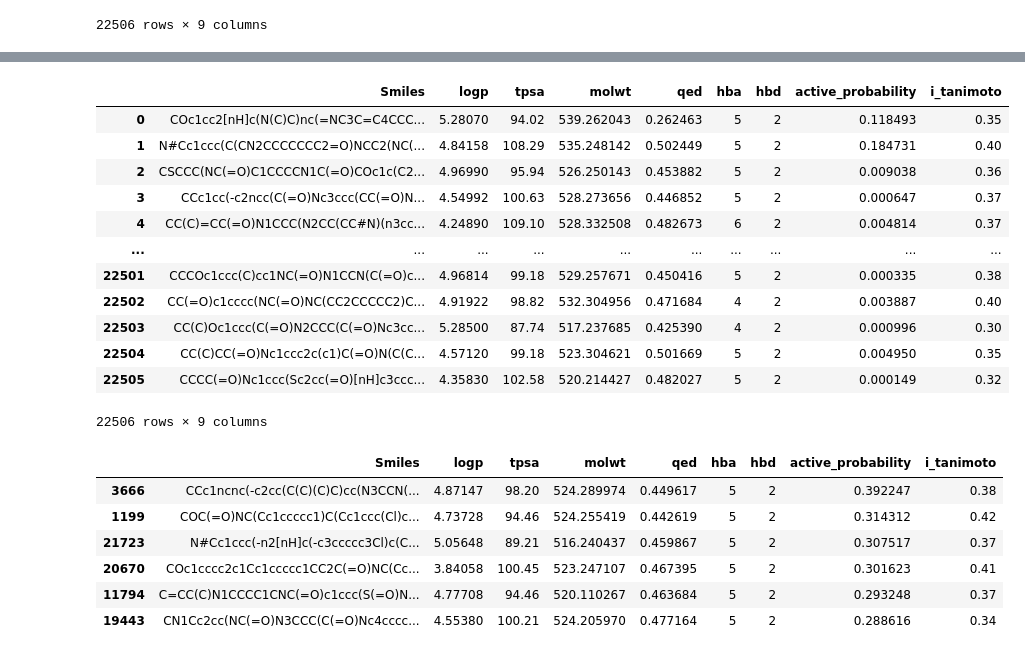
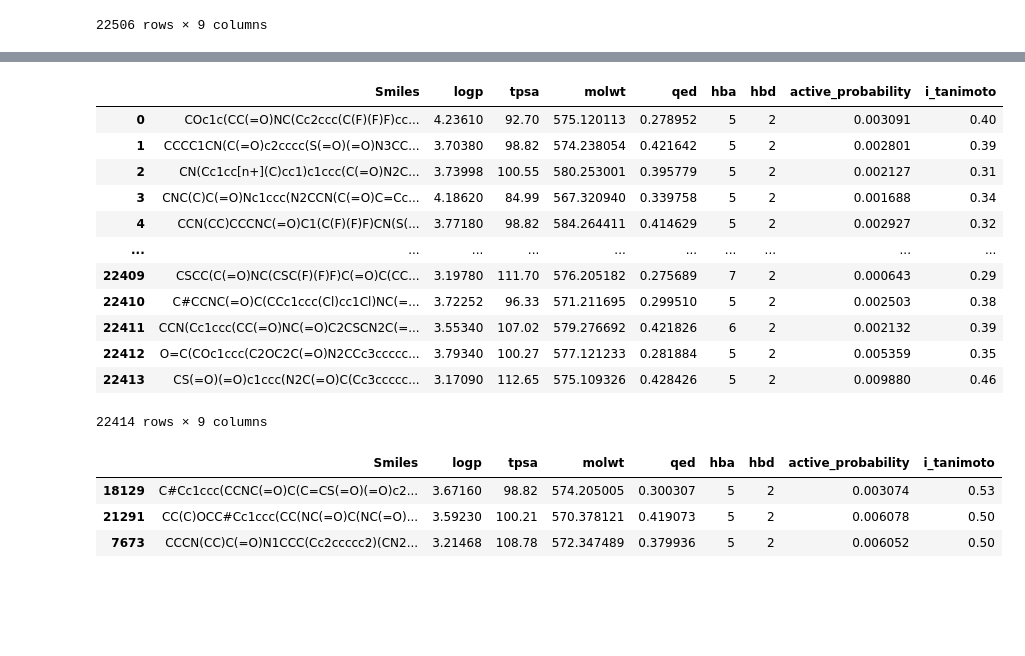
Before and after one commit to alverad-katsuro/chembl_analyser, a Jupyter notebook: cruzipain/re_imprimir_lig.ipynb, the cells around one changed output, grey strips where cells are left out. Cells and saved outputs as stored; diff of their text form; code cells hidden in the pictures; blank space fills up the shorter version.

```diff
--- a/cruzipain/re_imprimir_lig.ipynb
+++ b/cruzipain/re_imprimir_lig.ipynb
@@ -69,31 +71,28 @@ imagem_ligs_odn
 # %%
-novos_ligantes_k777 = pd.read_sql("select * from novos_ligantes",con_odn)
+novos_ligantes_k777 = pd.read_sql("select * from novos_ligantes", con_k777)
 novos_ligantes_k777
 # %% [output]
 |  | Smiles | logp | tpsa | molwt | qed | hba | hbd | active_probability | i_tanimoto |
-| 0 | COc1cc2[nH]c(N(C)C)nc(=NC3C=C4CCC... | 5.28070 | 94.02 | 539.262043 | 0.262463 | 5 | 2 | 0.118493 | 0.35 |
-| 1 | N#Cc1ccc(C(CN2CCCCCCC2=O)NCC2(NC(... | 4.84158 | 108.29 | 535.248142 | 0.502449 | 5 | 2 | 0.184731 | 0.40 |
-| 2 | CSCCC(NC(=O)C1CCCCN1C(=O)COc1c(C2... | 4.96990 | 95.94 | 526.250143 | 0.453882 | 5 | 2 | 0.009038 | 0.36 |
-| 3 | CCc1cc(-c2ncc(C(=O)Nc3ccc(CC(=O)N... | 4.54992 | 100.63 | 528.273656 | 0.446852 | 5 | 2 | 0.000647 | 0.37 |
-| 4 | CC(C)=CC(=O)N1CCC(N2CC(CC#N)(n3cc... | 4.24890 | 109.10 | 528.332508 | 0.482673 | 6 | 2 | 0.004814 | 0.37 |
+| 0 | COc1c(CC(=O)NC(Cc2ccc(C(F)(F)F)cc... | 4.23610 | 92.70 | 575.120113 | 0.278952 | 5 | 2 | 0.003091 | 0.40 |
+| 1 | CCCC1CN(C(=O)c2cccc(S(=O)(=O)N3CC... | 3.70380 | 98.82 | 574.238054 | 0.421642 | 5 | 2 | 0.002801 | 0.39 |
+| 2 | CN(Cc1cc[n+](C)cc1)c1ccc(C(=O)N2C... | 3.73998 | 100.55 | 580.253001 | 0.395779 | 5 | 2 | 0.002127 | 0.31 |
+| 3 | CNC(C)C(=O)Nc1ccc(N2CCN(C(=O)C=Cc... | 4.18620 | 84.99 | 567.320940 | 0.339758 | 5 | 2 | 0.001688 | 0.34 |
+| 4 | CCN(CC)CCCNC(=O)C1(C(F)(F)F)CN(S(... | 3.77180 | 98.82 | 584.264411 | 0.414629 | 5 | 2 | 0.002927 | 0.32 |
 | ... | ... | ... | ... | ... | ... | ... | ... | ... | ... |
-| 22501 | CCCOc1ccc(C)cc1NC(=O)N1CCN(C(=O)c... | 4.96814 | 99.18 | 529.257671 | 0.450416 | 5 | 2 | 0.000335 | 0.38 |
-| 22502 | CC(=O)c1cccc(NC(=O)NC(CC2CCCCC2)C... | 4.91922 | 98.82 | 532.304956 | 0.471684 | 4 | 2 | 0.003887 | 0.40 |
-| 22503 | CC(C)Oc1ccc(C(=O)N2CCC(C(=O)Nc3cc... | 5.28500 | 87.74 | 517.237685 | 0.425390 | 4 | 2 | 0.000996 | 0.30 |
-| 22504 | CC(C)CC(=O)Nc1ccc2c(c1)C(=O)N(C(C... | 4.57120 | 99.18 | 523.304621 | 0.501669 | 5 | 2 | 0.004950 | 0.35 |
-| 22505 | CCCC(=O)Nc1ccc(Sc2cc(=O)[nH]c3ccc... | 4.35830 | 102.58 | 520.214427 | 0.482027 | 5 | 2 | 0.000149 | 0.32 |
+| 22409 | CSCC(C(=O)NC(CSC(F)(F)F)C(=O)C(CC... | 3.19780 | 111.70 | 576.205182 | 0.275689 | 7 | 2 | 0.000643 | 0.29 |
+| 22410 | C#CCNC(=O)C(CCc1ccc(Cl)cc1Cl)NC(=... | 3.72252 | 96.33 | 571.211695 | 0.299510 | 5 | 2 | 0.002503 | 0.38 |
+| 22411 | CCN(Cc1ccc(CC(=O)NC(=O)C2CSCN2C(=... | 3.55340 | 107.02 | 579.276692 | 0.421826 | 6 | 2 | 0.002132 | 0.39 |
+| 22412 | O=C(COc1ccc(C2OC2C(=O)N2CCc3ccccc... | 3.79340 | 100.27 | 577.121233 | 0.281884 | 5 | 2 | 0.005359 | 0.35 |
+| 22413 | CS(=O)(=O)c1ccc(N2C(=O)C(Cc3ccccc... | 3.17090 | 112.65 | 575.109326 | 0.428426 | 5 | 2 | 0.009880 | 0.46 |
-22506 rows × 9 columns
+22414 rows × 9 columns
 # %%
-seis_primeiros_ligs_k777 = novos_ligantes_k777.loc[novos_ligantes_k777.Smiles.str.contains("#")].sort_values(by='active_probability', ascending=False).iloc[:6,:]
+seis_primeiros_ligs_k777 = novos_ligantes_k777.loc[novos_ligantes_k777.Smiles.str.contains("#")].sort_values(by='i_tanimoto', ascending=False).iloc[:3,:]
 seis_primeiros_ligs_k777
 # %% [output]
 |  | Smiles | logp | tpsa | molwt | qed | hba | hbd | active_probability | i_tanimoto |
-| 3666 | CCc1ncnc(-c2cc(C(C)(C)C)cc(N3CCN(... | 4.87147 | 98.20 | 524.289974 | 0.449617 | 5 | 2 | 0.392247 | 0.38 |
-| 1199 | COC(=O)NC(Cc1ccccc1)C(Cc1ccc(Cl)c... | 4.73728 | 94.46 | 524.255419 | 0.442619 | 5 | 2 | 0.314312 | 0.42 |
-| 21723 | N#Cc1ccc(-n2[nH]c(-c3ccccc3Cl)c(C... | 5.05648 | 89.21 | 516.240437 | 0.459867 | 5 | 2 | 0.307517 | 0.37 |
-| 20670 | COc1cccc2c1Cc1ccccc1CC2C(=O)NC(Cc... | 3.84058 | 100.45 | 523.247107 | 0.467395 | 5 | 2 | 0.301623 | 0.41 |
-| 11794 | C=CC(C)N1CCCC1CNC(=O)c1ccc(S(=O)N... | 4.77708 | 94.46 | 520.110267 | 0.463684 | 5 | 2 | 0.293248 | 0.37 |
-| 19443 | CN1Cc2cc(NC(=O)N3CCC(C(=O)Nc4cccc... | 4.55380 | 100.21 | 524.205970 | 0.477164 | 5 | 2 | 0.288616 | 0.34 |
+| 18129 | C#Cc1ccc(CCNC(=O)C(C=CS(=O)(=O)c2... | 3.67160 | 98.82 | 574.205005 | 0.300307 | 5 | 2 | 0.003074 | 0.53 |
+| 21291 | CC(C)OCC#Cc1ccc(CC(NC(=O)C(NC(=O)... | 3.59230 | 100.21 | 570.378121 | 0.419073 | 5 | 2 | 0.006078 | 0.50 |
+| 7673 | CCCN(CC)C(=O)N1CCC(Cc2ccccc2)(CN2... | 3.21468 | 108.78 | 572.347489 | 0.379936 | 5 | 2 | 0.006052 | 0.50 |
 # %%
 seis_primeiros_ligs_k777 = seis_primeiros_ligs_k777.to_numpy().tolist()
 # %%
```
Also changed, not shown: parts of 7 cells of this notebook, 9 other files.
